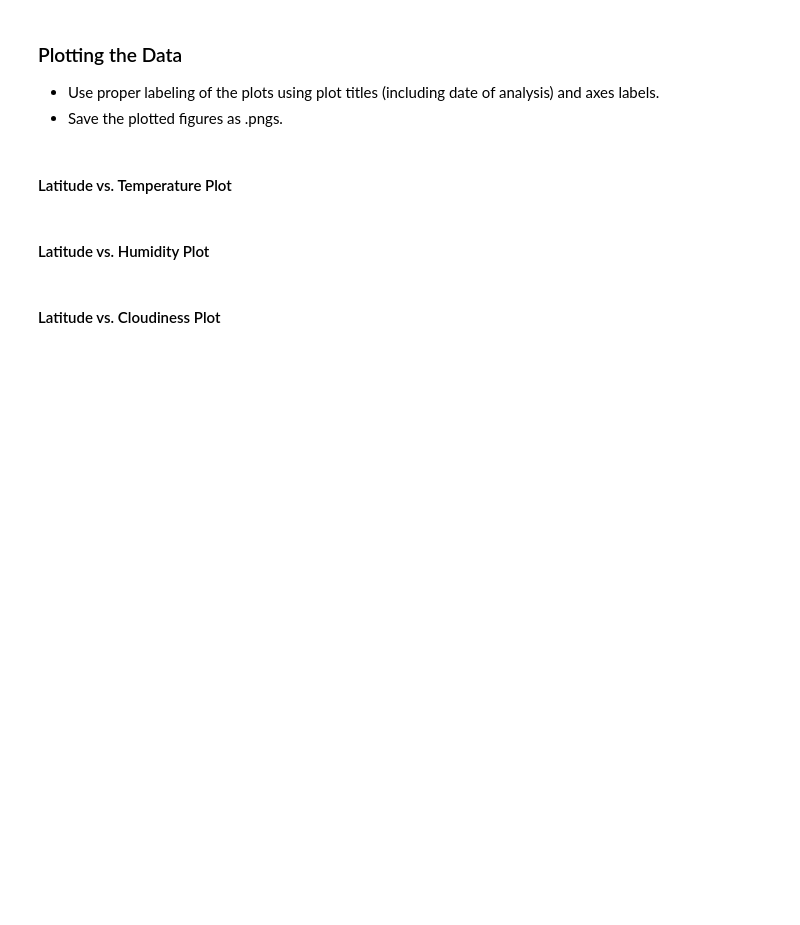
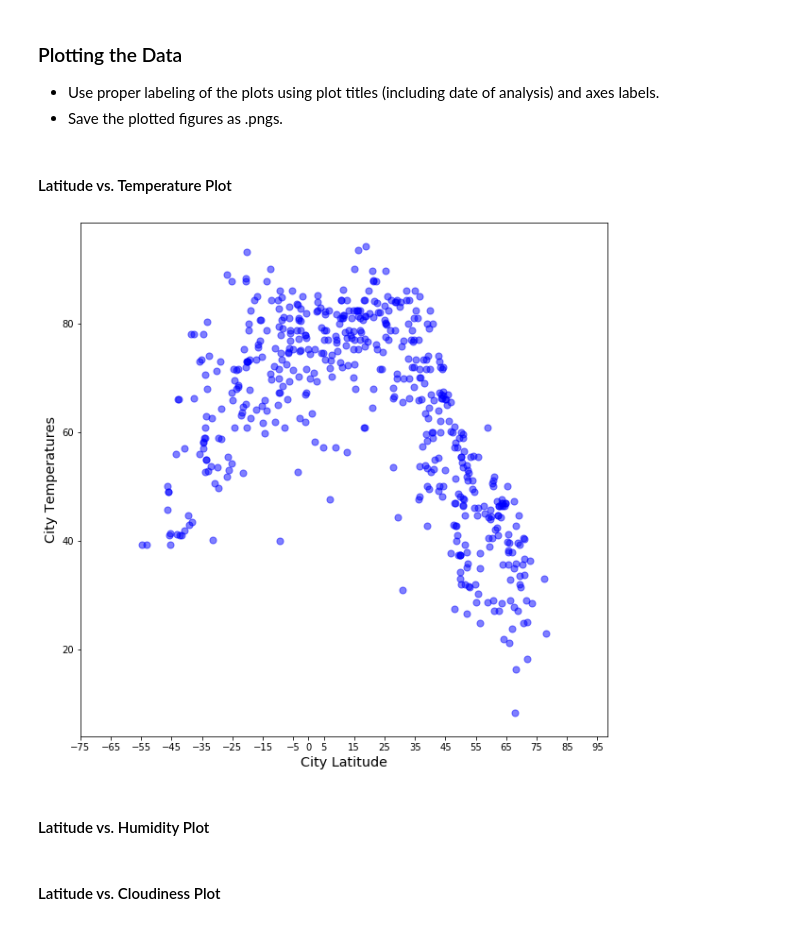
Before and after one commit to ReidP31/python-api-challenge, a Jupyter notebook: WeatherPy/WeatherPy.ipynb, the cells around one changed output. Saved outputs shown, nothing was run; the diff lists cells and outputs as text; code cells hidden in the pictures; blank space fills up the shorter version.

```diff
--- a/WeatherPy/WeatherPy.ipynb
+++ b/WeatherPy/WeatherPy.ipynb
@@ -167,6 +168,33 @@ city_weather_df.head()
 * Save the plotted figures as .pngs.
 # %% [markdown]
 #### Latitude vs. Temperature Plot
+# %%
+# Plot Latitude vs. Temperature
+# =============================
+
+# Change the Figure Size
+fig, ax = plt.subplots(figsize=(10,10))
+
+# Create Variables for the Series
+lat = city_weather_df["Lat"]
+temp = city_weather_df["Max Temp"]
+
+# Set x limits
+ax.set_xlim(lat.min() - 20, lat.max() + 20)
+
+# Set x ticks
+ax.set_xticks([round(x) for x in np.arange(lat.min() - 20, lat.max() + 20, step= 10)] + [0])
+
+# Create the x & y labels
+ax.set_xlabel("City Latitude", size= "x-large")
+ax.set_ylabel("City Temperatures", size= "x-large")
+
+# Plot the Series
+ax.scatter(lat, temp, color= "b", marker="o", s= 50, alpha=.5)
+
+plt.show()
+# %% [output]
+[figure, added]
 # %% [markdown]
 #### Latitude vs. Humidity Plot
 # %% [markdown]
```
Also changed, not shown: parts of 4 cells of this notebook.
